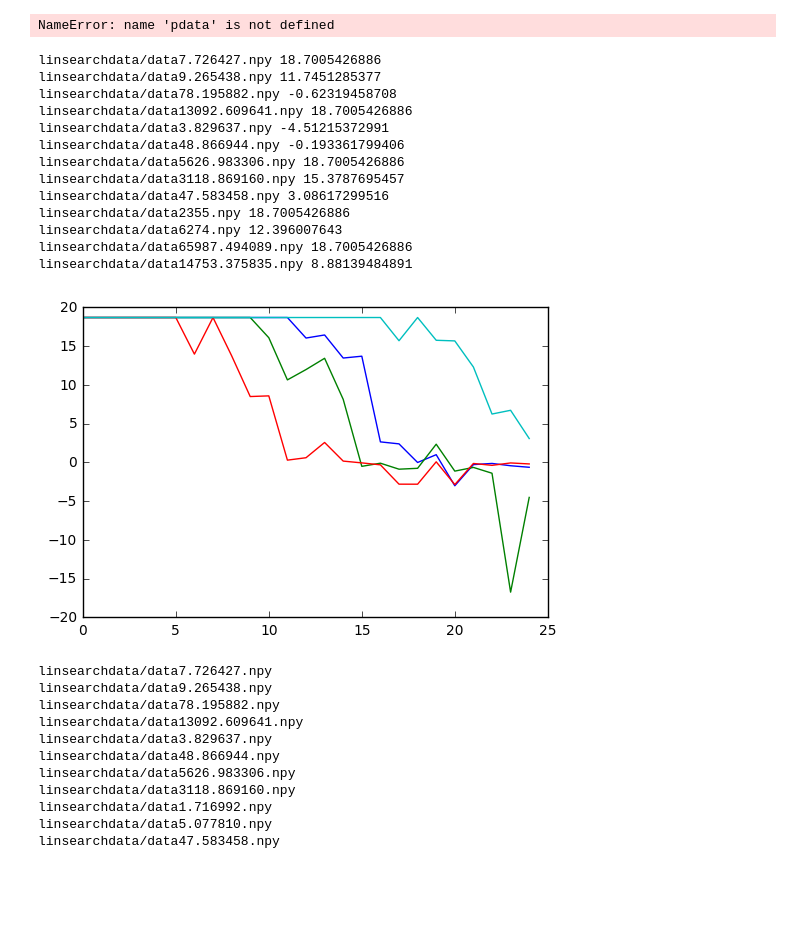
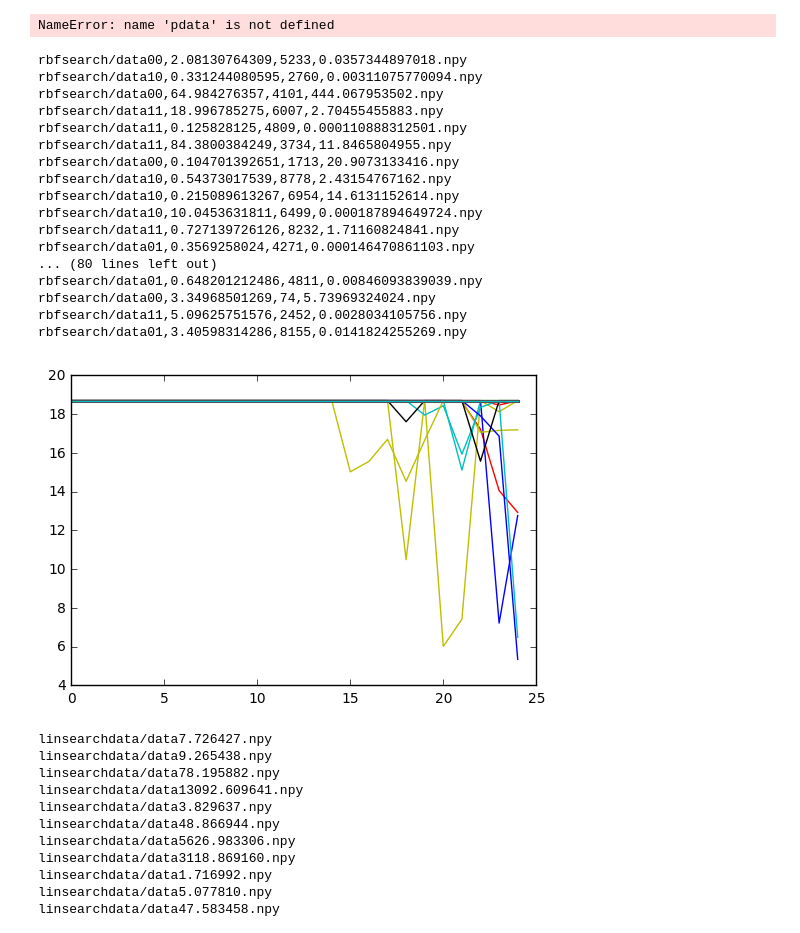
Before and after one commit to abhishekunique/gps, a Jupyter notebook: Untitled.ipynb, the cells around one changed output. Drawn from its saved outputs; the diff is of its cells as text; code cells hidden in the pictures; blank space fills up the shorter version.

```diff
--- a/Untitled.ipynb
+++ b/Untitled.ipynb
@@ -59,35 +59,39 @@ def filesin(mypath):
 def all_data(mypath):
     alldata = []
     for f in filesin(mypath):
+        print join(mypath, f)
         data = np.load(join(mypath, f))
         pdata = processdata(data)
         if data.shape[0] == 25:
-            print join(mypath, f), pdata[:, 1, 0][-1]
-            alldata.append((f, pdata))
-    return alldata
+            alldata.append(pdata)
+    return np.array(alldata)
 # %%
-allbdata = all_data("linsearchdata/")
+allbdata = all_data("rbfsearch/")
 for bdata in allbdata:
-    data = bdata[1][:, 1, 0]
-    if data[-1] < 5:
-        plt.plot(range(bdata[1].shape[0]), data)
+    data = bdata[:, 1, 0]
+#     if data[-1] < 5:
+    plt.plot(range(bdata.shape[0]), data)
 # means, std = mean_std(all_data("linsearchdata/"))
 # L, _, _ = plt.errorbar(range(len(means)), means, yerr=std)
 # %% [output]
-linsearchdata/data7.726427.npy 18.7005426886
-linsearchdata/data9.265438.npy 11.7451285377
-linsearchdata/data78.195882.npy -0.62319458708
-linsearchdata/data13092.609641.npy 18.7005426886
-linsearchdata/data3.829637.npy -4.51215372991
-linsearchdata/data48.866944.npy -0.193361799406
-linsearchdata/data5626.983306.npy 18.7005426886
-linsearchdata/data3118.869160.npy 15.3787695457
-linsearchdata/data47.583458.npy 3.08617299516
-linsearchdata/data2355.npy 18.7005426886
-linsearchdata/data6274.npy 12.396007643
-linsearchdata/data65987.494089.npy 18.7005426886
-linsearchdata/data14753.375835.npy 8.88139484891
+rbfsearch/data00,2.08130764309,5233,0.0357344897018.npy
+rbfsearch/data10,0.331244080595,2760,0.00311075770094.npy
+rbfsearch/data00,64.984276357,4101,444.067953502.npy
+rbfsearch/data11,18.996785275,6007,2.70455455883.npy
+rbfsearch/data11,0.125828125,4809,0.000110888312501.npy
+rbfsearch/data11,84.3800384249,3734,11.8465804955.npy
+rbfsearch/data00,0.104701392651,1713,20.9073133416.npy
+rbfsearch/data10,0.54373017539,8778,2.43154767162.npy
+rbfsearch/data10,0.215089613267,6954,14.6131152614.npy
+rbfsearch/data10,10.0453631811,6499,0.000187894649724.npy
+rbfsearch/data11,0.727139726126,8232,1.71160824841.npy
+rbfsearch/data01,0.3569258024,4271,0.000146470861103.npy
+... (80 lines left out)
+rbfsearch/data01,0.648201212486,4811,0.00846093839039.npy
+rbfsearch/data00,3.34968501269,74,5.73969324024.npy
+rbfsearch/data11,5.09625751576,2452,0.0028034105756.npy
+rbfsearch/data01,3.40598314286,8155,0.0141824255269.npy
-[figure, old version]
+[figure, new version]
 # %%
 allbdata = all_data("linsearchdata/")
 allbdata[4]
```
Also changed, not shown: parts of 2 cells of this notebook, 7 other files.
